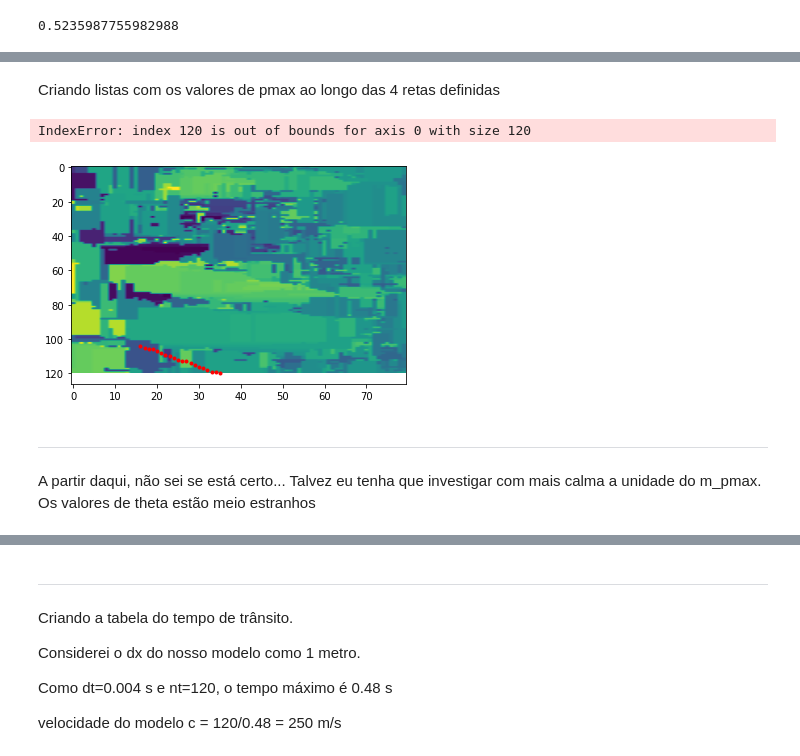
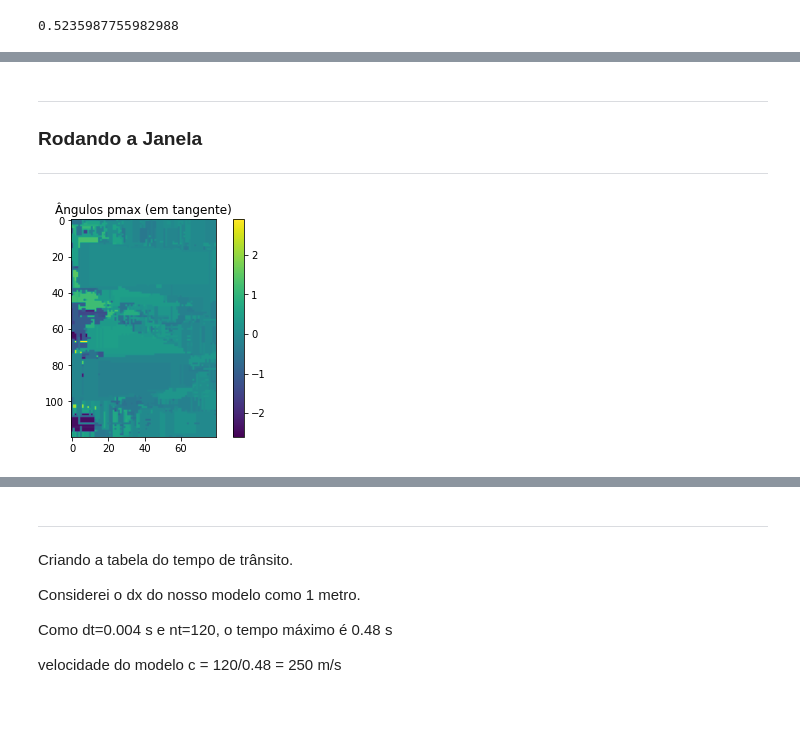
Before and after one commit to GuilhermeZakarewicz/DiffraPy, a Jupyter notebook: Funcao_Peso.ipynb, the cells around one changed output, grey strips where cells are left out. Drawn from its saved outputs; the diff is of its cells as text; code cells hidden in the pictures; blank space fills up the shorter version.

```diff
--- a/Funcao_Peso.ipynb
+++ b/Funcao_Peso.ipynb
@@ -226,37 +152,0 @@ plt.show()
-# %% [markdown]
-Criando listas com os valores de pmax ao longo das 4 retas definidas
-# %%
-vals_1=[]
-vals_2=[]
-vals_3=[]
-vals_4=[]
-
-for i in range(x_ini_1,x_fim_1):
-    z = int(np.round(i*np.cos(theta)) + np.round(3*nt/4))
-    plt.imshow(m_pmax, aspect="auto")
-    plt.plot(i,z,"r.")
-    vals_1.append(m_pmax[z,i])
-
-for i in range(x_ini_2,x_fim_2):
-    z = int(np.round(i*np.cos(theta2)) + np.round(nt/2))
-    plt.imshow(m_pmax, aspect="auto")
-    plt.plot(i,z,"r.")
-    vals_2.append(m_pmax[z,i])
-
-for i in range(x_ini_3,x_fim_3):
-    z = int(np.round(i*np.cos(theta3)) + np.round(2*nt/3))
-    plt.imshow(m_pmax, aspect="auto")
-    plt.plot(i,z,"r.")
-    vals_3.append(m_pmax[z,i])
-
-for i in range(x_ini_4,x_fim_4):
-    z = int(np.round(i*np.cos(theta4)) + np.round(nt/2))
-    plt.imshow(m_pmax, aspect="auto")
-    plt.plot(i,z,"r.")
-    vals_4.append(m_pmax[z,i])
-
-plt.colorbar()
-plt.show()
-# %% [output]
-IndexError: index 120 is out of bounds for axis 0 with size 120
-[figure, removed]
@@ -285,4 +153,6 @@ np.cos(np.radians(45))
-# %% [markdown]
-***********
-
-A partir daqui, não sei se está certo... Talvez eu tenha que investigar com mais calma a unidade do m_pmax. Os valores de theta estão meio estranhos
+# %% [markdown]
+**********
+
+### Rodando a Janela
+
+**********
@@ -289 +165,12 @@ A partir daqui, não sei se está certo... Talvez eu tenha que investigar com ma
+# %%
+with open("janela", "rb") as f:
+    tst = np.load(f)
+
+#plt.figure(figsize=(5,6))
+plt.imshow(tst)
+plt.title("Ângulos pmax (em tangente)")
+plt.colorbar()
+plt.show()
+# %% [output]
+[figure, added]
 # %%
```
Also changed, not shown: parts of 20 cells of this notebook, 2 other files.
